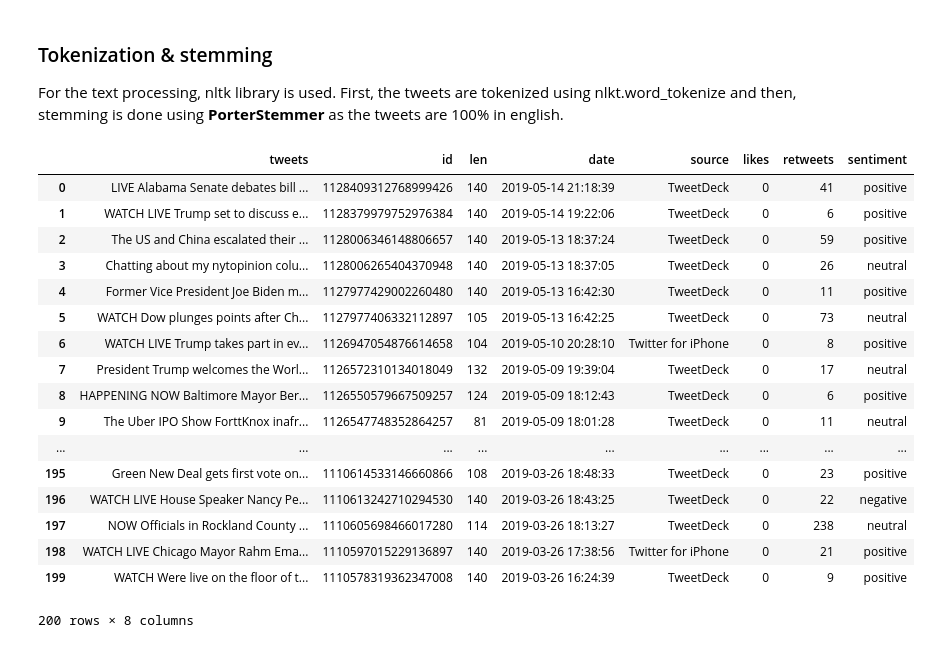
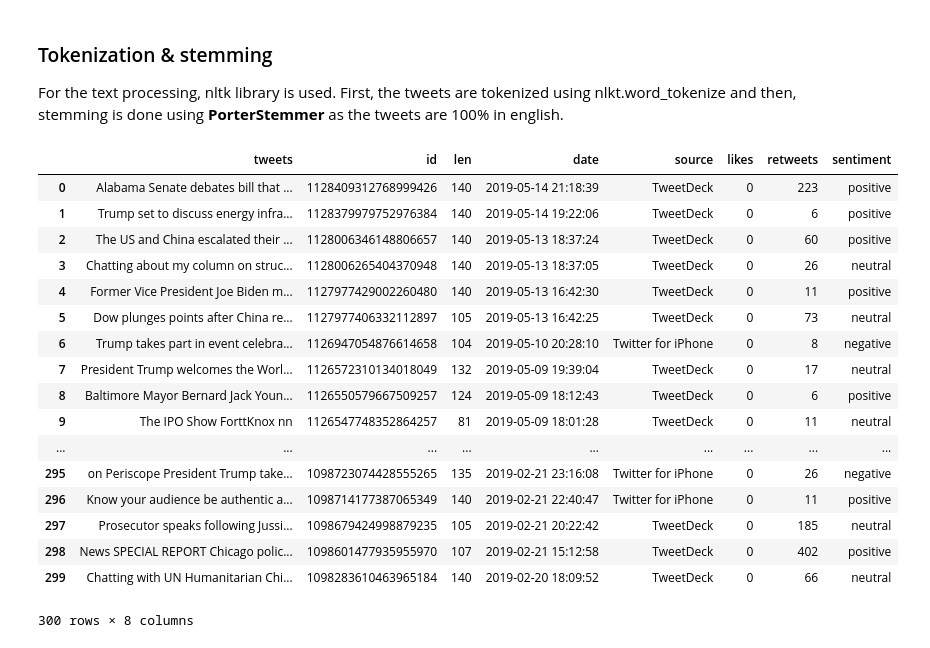
Before and after one commit to bondxue/FRE9733-Big-Data-in-Finance, a Jupyter notebook: FinalProject-SocialMediaSentimentAnalysis/Final_Project_Social_Media_Sentiment_Analysis.ipynb, the cells around one changed output. Saved outputs shown, nothing was run; the diff lists cells and outputs as text; code cells hidden in the pictures.

```diff
--- a/FinalProject-SocialMediaSentimentAnalysis/Final_Project_Social_Media_Sentiment_Analysis.ipynb
+++ b/FinalProject-SocialMediaSentimentAnalysis/Final_Project_Social_Media_Sentiment_Analysis.ipynb
@@ -59,0 +100,8 @@ plotly.offline.iplot({"data":dist, "layout":graph_objs.Layout(title="Sentiment t
+# %%
+import sentiment_anaylsis_twitter_data
+import tweepy
+twitter_client = sentiment_anaylsis_twitter_data.TwitterClient()
+tweet_analyzer = sentiment_anaylsis_twitter_data.TweetAnalyzer()
+api = twitter_client.get_twitter_client_api()
+df = pd.read_csv('TwitterNews_tweets.csv')
+df.head(10)
@@ -103,10 +163,17 @@ class TwitterCleanuper:
     def iterate(self):
         for cleanup_method in [self.remove_urls,
                                self.remove_usernames,
+                               self.remove_rt,
+                               self.remove_rt1,
+                               self.remove_rt2,
                                self.remove_na,
                                self.remove_special_chars,
                                self.remove_numbers,
-                              self.remove_emojis]:
+                              self.remove_emojis,
+                              self.remove_live,
+                               self.remove_watch,
+                               self.remove_happening_now,
+                              ]:
             yield cleanup_method
 
     @staticmethod
@@ -116,6 +183,26 @@ class TwitterCleanuper:
 
     def remove_urls(self, tweets):
         return TwitterCleanuper.remove_by_regex(tweets, regex.compile(r"http.?://[^\s]+[\s]?"))
+
+    def remove_rt(self, tweets):
+        return TwitterCleanuper.remove_by_regex(tweets, regex.compile(r"b'RT"))
+
+    def remove_rt1(self, tweets):
+        return TwitterCleanuper.remove_by_regex(tweets, regex.compile(r"bRT"))
+    def remove_rt2(self, tweets):
+        return TwitterCleanuper.remove_by_regex(tweets, regex.compile(r"b'"))
+
+    def remove_live(self, tweets):
+        return TwitterCleanuper.remove_by_regex(tweets, regex.compile(r"LIVE"))
+
+    def remove_happening_now(self, tweets):
+        return TwitterCleanuper.remove_by_regex(tweets, regex.compile(r"HAPPENING NOW"))
+
+    def remove_watch_live(self, tweets):
+        return TwitterCleanuper.remove_by_regex(tweets, regex.compile(r"WATCH LIVE"))
+
+    def remove_watch(self, tweets):
+        return TwitterCleanuper.remove_by_regex(tweets, regex.compile(r"WATCH"))
 
     def remove_na(self, tweets):
         return tweets[tweets["tweets"] != "Not Available"]
@@ -130,7 +217,7 @@ class TwitterCleanuper:
         return tweets
 
     def remove_usernames(self, tweets):
-        return TwitterCleanuper.remove_by_regex(tweets, regex.compile(r"RT @[^\s]+[\s]?"))
+        return TwitterCleanuper.remove_by_regex(tweets, regex.compile(r"@[^\s]+[\s]?"))
 
     def remove_numbers(self, tweets):
         return TwitterCleanuper.remove_by_regex(tweets, regex.compile(r"\s?[0-9]+\.?[0-9]*"))
@@ -151,24 +238,27 @@ class TwitterData_Cleansing():
 # %%
 import re as regex
 data = TwitterData_Cleansing(df)
 data.cleanup(TwitterCleanuper())
-data.processed_data.head(200)
+data.cleanup(TwitterCleanuper())
+data = data.processed_data
+data['sentiment'] = np.array([tweet_analyzer.analyze_sentiment(tweet) for tweet in data['tweets']]) # tag each tweets into Positive, Negative, or Neutral
+data.head(300)
 # %% [output]
 |  | tweets | id | len | date | source | likes | retweets | sentiment |
-| 0 | LIVE Alabama Senate debates bill ... | 1128409312768999426 | 140 | 2019-05-14 21:18:39 | TweetDeck | 0 | 41 | positive |
-| 1 | WATCH LIVE Trump set to discuss e... | 1128379979752976384 | 140 | 2019-05-14 19:22:06 | TweetDeck | 0 | 6 | positive |
-| 2 | The US and China escalated their ... | 1128006346148806657 | 140 | 2019-05-13 18:37:24 | TweetDeck | 0 | 59 | positive |
-| 3 | Chatting about my nytopinion colu... | 1128006265404370948 | 140 | 2019-05-13 18:37:05 | TweetDeck | 0 | 26 | neutral |
+| 0 | Alabama Senate debates bill that ... | 1128409312768999426 | 140 | 2019-05-14 21:18:39 | TweetDeck | 0 | 223 | positive |
+| 1 | Trump set to discuss energy infra... | 1128379979752976384 | 140 | 2019-05-14 19:22:06 | TweetDeck | 0 | 6 | positive |
+| 2 | The US and China escalated their ... | 1128006346148806657 | 140 | 2019-05-13 18:37:24 | TweetDeck | 0 | 60 | positive |
+| 3 | Chatting about my column on struc... | 1128006265404370948 | 140 | 2019-05-13 18:37:05 | TweetDeck | 0 | 26 | neutral |
 | 4 | Former Vice President Joe Biden m... | 1127977429002260480 | 140 | 2019-05-13 16:42:30 | TweetDeck | 0 | 11 | positive |
-| 5 | WATCH Dow plunges points after Ch... | 1127977406332112897 | 105 | 2019-05-13 16:42:25 | TweetDeck | 0 | 73 | neutral |
-| 6 | WATCH LIVE Trump takes part in ev... | 1126947054876614658 | 104 | 2019-05-10 20:28:10 | Twitter for iPhone | 0 | 8 | positive |
+| 5 | Dow plunges points after China re... | 1127977406332112897 | 105 | 2019-05-13 16:42:25 | TweetDeck | 0 | 73 | neutral |
+| 6 | Trump takes part in event celebra... | 1126947054876614658 | 104 | 2019-05-10 20:28:10 | Twitter for iPhone | 0 | 8 | negative |
 | 7 | President Trump welcomes the Worl... | 1126572310134018049 | 132 | 2019-05-09 19:39:04 | TweetDeck | 0 | 17 | neutral |
-| 8 | HAPPENING NOW Baltimore Mayor Ber... | 1126550579667509257 | 124 | 2019-05-09 18:12:43 | TweetDeck | 0 | 6 | positive |
-| 9 | The Uber IPO Show ForttKnox inafr... | 1126547748352864257 | 81 | 2019-05-09 18:01:28 | TweetDeck | 0 | 11 | neutral |
+| 8 | Baltimore Mayor Bernard Jack Youn... | 1126550579667509257 | 124 | 2019-05-09 18:12:43 | TweetDeck | 0 | 6 | positive |
+| 9 | The IPO Show ForttKnox nn | 1126547748352864257 | 81 | 2019-05-09 18:01:28 | TweetDeck | 0 | 11 | neutral |
 | ... | ... | ... | ... | ... | ... | ... | ... | ... |
-| 195 | Green New Deal gets first vote on... | 1110614533146660866 | 108 | 2019-03-26 18:48:33 | TweetDeck | 0 | 23 | positive |
-| 196 | WATCH LIVE House Speaker Nancy Pe... | 1110613242710294530 | 140 | 2019-03-26 18:43:25 | TweetDeck | 0 | 22 | negative |
-| 197 | NOW Officials in Rockland County ... | 1110605698466017280 | 114 | 2019-03-26 18:13:27 | TweetDeck | 0 | 238 | neutral |
-| 198 | WATCH LIVE Chicago Mayor Rahm Ema... | 1110597015229136897 | 140 | 2019-03-26 17:38:56 | Twitter for iPhone | 0 | 21 | positive |
-| 199 | WATCH Were live on the floor of t... | 1110578319362347008 | 140 | 2019-03-26 16:24:39 | TweetDeck | 0 | 9 | positive |
+| 295 | on Periscope President Trump take... | 1098723074428555265 | 135 | 2019-02-21 23:16:08 | Twitter for iPhone | 0 | 26 | negative |
+| 296 | Know your audience be authentic a... | 1098714177387065349 | 140 | 2019-02-21 22:40:47 | Twitter for iPhone | 0 | 11 | positive |
+| 297 | Prosecutor speaks following Jussi... | 1098679424998879235 | 105 | 2019-02-21 20:22:42 | TweetDeck | 0 | 185 | neutral |
+| 298 | News SPECIAL REPORT Chicago polic... | 1098601477935955970 | 107 | 2019-02-21 15:12:58 | TweetDeck | 0 | 402 | positive |
+| 299 | Chatting with UN Humanitarian Chi... | 1098283610463965184 | 140 | 2019-02-20 18:09:52 | TweetDeck | 0 | 66 | neutral |
-200 rows × 8 columns
+300 rows × 8 columns
```
Also changed, not shown: parts of 21 cells of this notebook, 5 other files.
